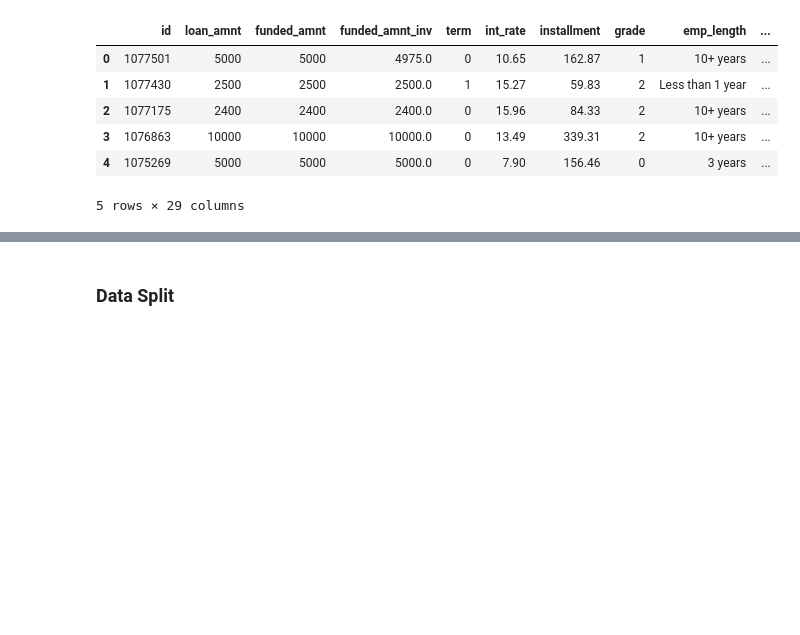
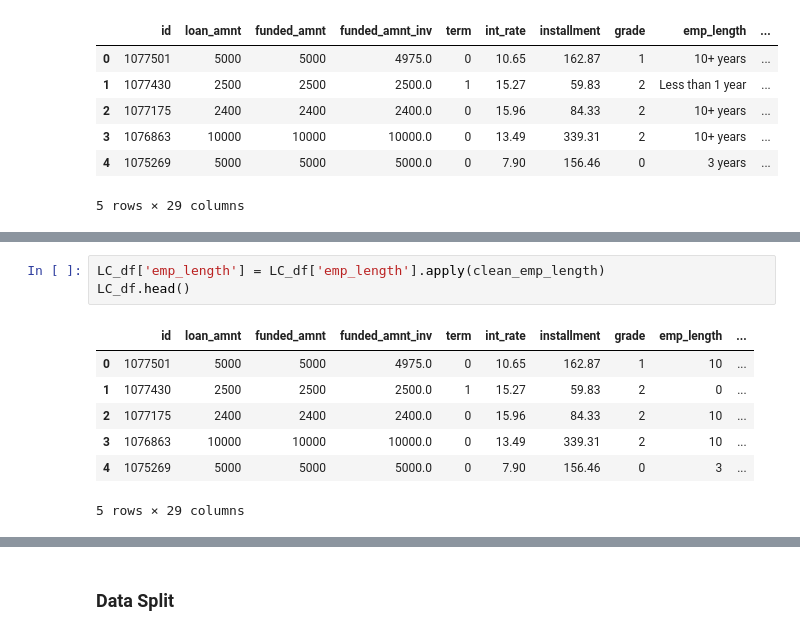
Before and after one commit to DoreenDoreen/Landing-Club-Loan-Prediction, a Jupyter notebook: Landing_Club_Loan_Prediction.ipynb, the cells around one changed output, grey strips where cells are left out. Cells and saved outputs as stored; diff of their text form; blank space fills up the shorter version.

```diff
--- a/Landing_Club_Loan_Prediction.ipynb
+++ b/Landing_Club_Loan_Prediction.ipynb
@@ -399,3 +399,14 @@ LC_df.head()
+# %%
+LC_df['emp_length'] = LC_df['emp_length'].apply(clean_emp_length)
+LC_df.head()
+# %% [output]
+|  | id | loan_amnt | funded_amnt | funded_amnt_inv | term | int_rate | installment | grade | emp_length | ... |
+| 0 | 1077501 | 5000 | 5000 | 4975.0 | 0 | 10.65 | 162.87 | 1 | 10 | ... |
+| 1 | 1077430 | 2500 | 2500 | 2500.0 | 1 | 15.27 | 59.83 | 2 | 0 | ... |
+| 2 | 1077175 | 2400 | 2400 | 2400.0 | 0 | 15.96 | 84.33 | 2 | 10 | ... |
+| 3 | 1076863 | 10000 | 10000 | 10000.0 | 0 | 13.49 | 339.31 | 2 | 10 | ... |
+| 4 | 1075269 | 5000 | 5000 | 5000.0 | 0 | 7.90 | 156.46 | 0 | 3 | ... |
+5 rows × 29 columns
 # %%
 # deal with missing value
 LC_df = LC_df.select_dtypes(include=[np.number]).interpolate().dropna()
```
Also changed, not shown: parts of 24 cells of this notebook.
